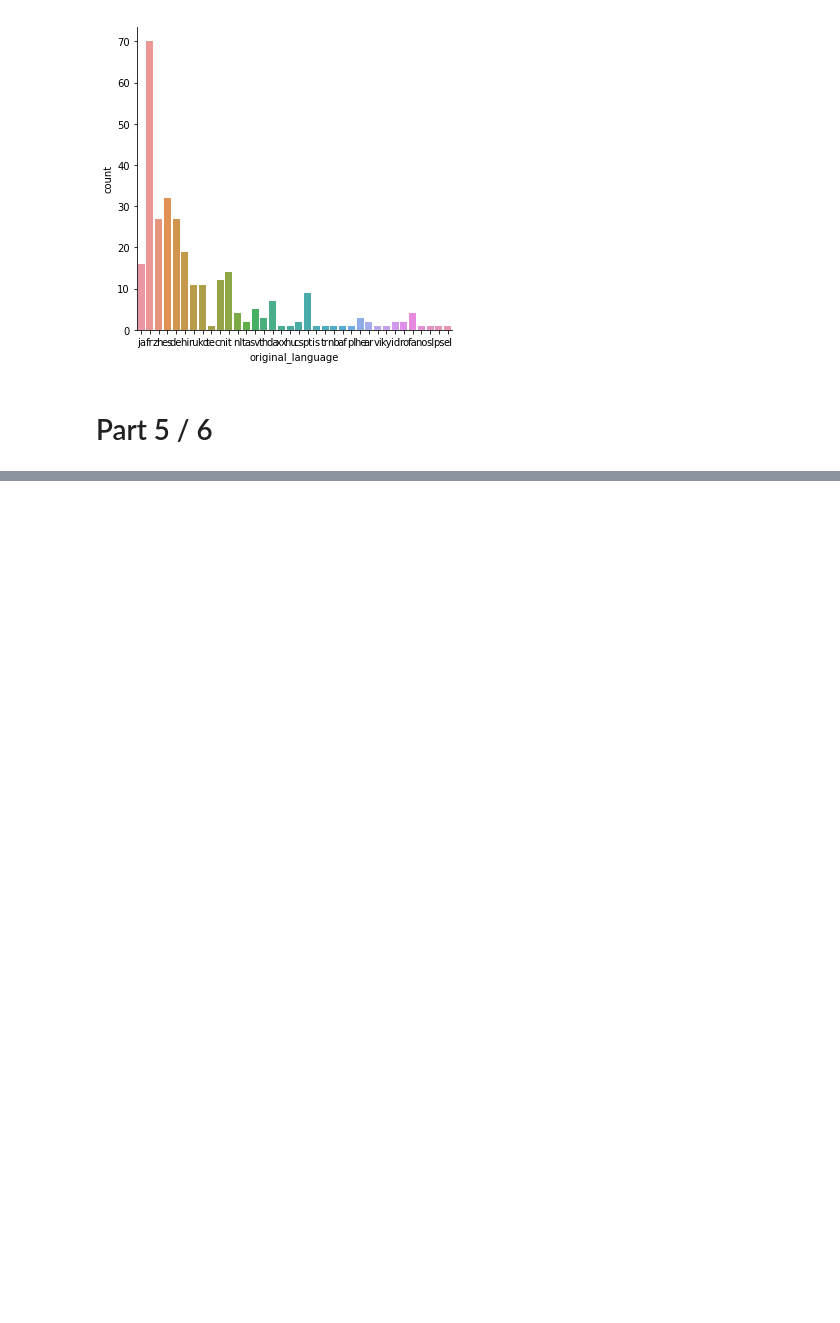
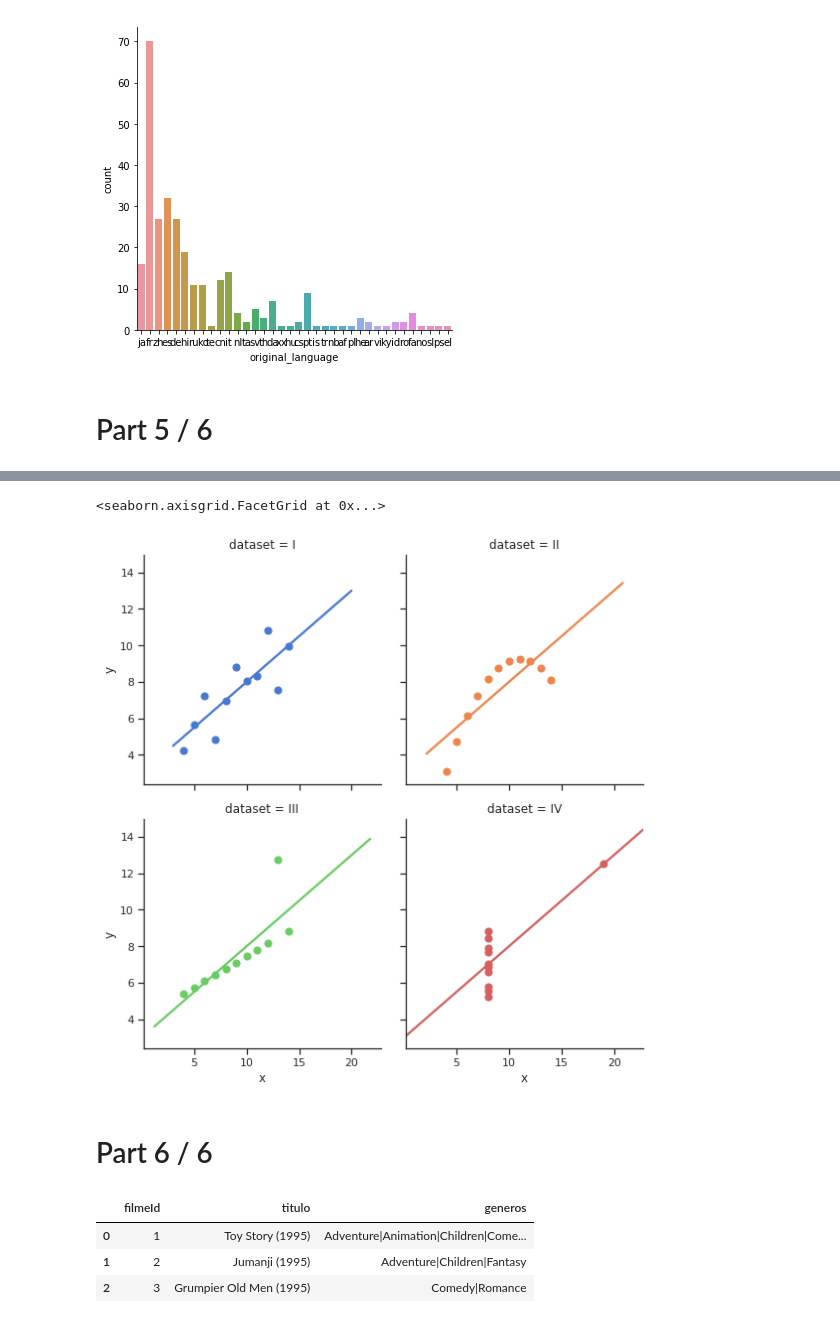
Before and after one commit to geocarvalho/python-ds, a Jupyter notebook: alura/data-science/01_primeiros-passos/introducao-a-data-science.ipynb, the cells around one changed output, grey strips where cells are left out. Saved outputs shown, nothing was run; the diff lists cells and outputs as text; code cells hidden in the pictures; blank space fills up the shorter version.

```diff
--- a/alura/data-science/01_primeiros-passos/introducao-a-data-science.ipynb
+++ b/alura/data-science/01_primeiros-passos/introducao-a-data-science.ipynb
@@ -299,0 +306,22 @@ sns.catplot(x='original_language', kind='count', data=filmes_sem_lingua_original
+# %%
+sns.set(style="ticks")
+
+# Load the example dataset for Anscombe's quartet
+df = sns.load_dataset("anscombe")
+
+# Show the results of a linear regression within each dataset
+sns.lmplot(x="x", y="y", col="dataset", hue="dataset", data=df,
+           col_wrap=2, ci=None, palette="muted", height=4,
+           scatter_kws={"s": 50, "alpha": 1})
+# %% [output]
+<seaborn.axisgrid.FacetGrid at 0x...>
+[figure, added]
+# %% [markdown]
+# Part 6 / 6
+# %%
+filmes.head(3)
+# %% [output]
+|  | filmeId | titulo | generos |
+| 0 | 1 | Toy Story (1995) | Adventure|Animation|Children|Come... |
+| 1 | 2 | Jumanji (1995) | Adventure|Children|Fantasy |
+| 2 | 3 | Grumpier Old Men (1995) | Comedy|Romance |
```
Also changed, not shown: parts of 14 cells of this notebook, 4 other files.
